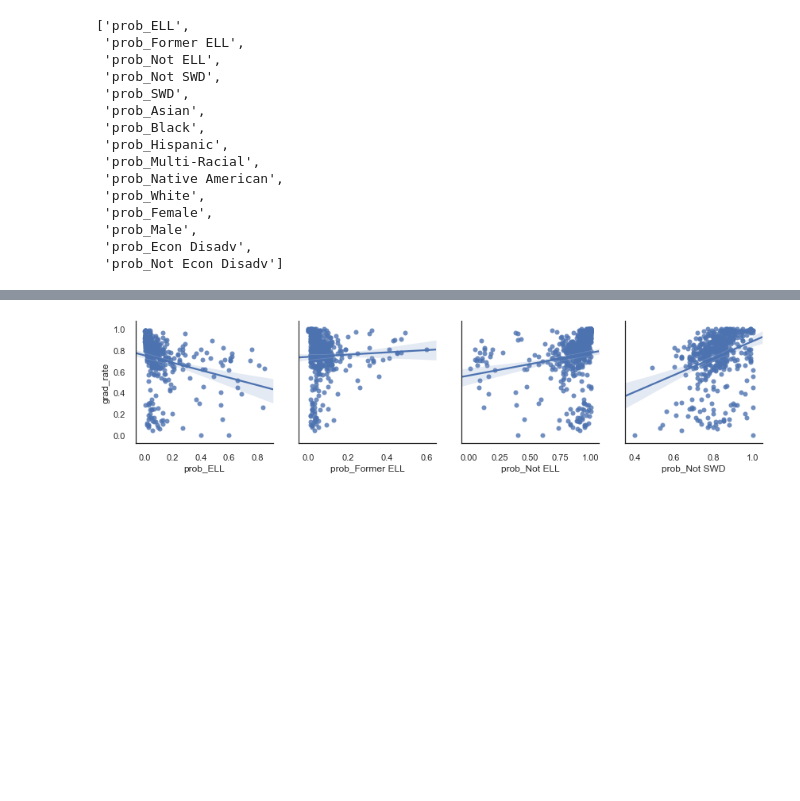
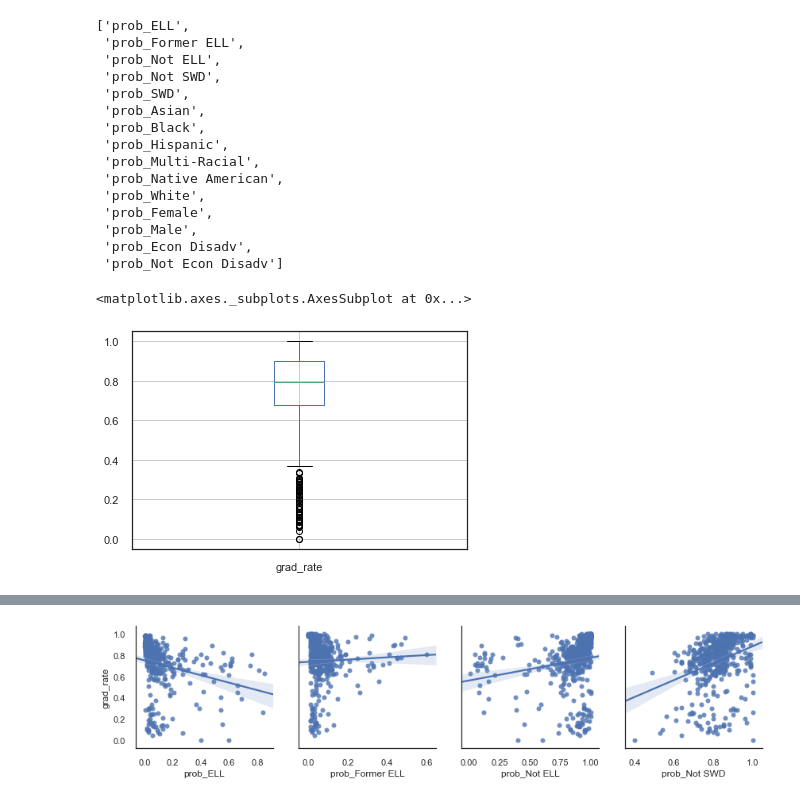
Before and after one commit to jkarma0920/FabJayProject, a Jupyter notebook: Graduation Model.ipynb, the cells around one changed output, grey strips where cells are left out. Cells and saved outputs as stored; diff of their text form; code cells hidden in the pictures; blank space fills up the shorter version.

```diff
--- a/Graduation Model.ipynb
+++ b/Graduation Model.ipynb
@@ -348,3 +362,9 @@ new_cols
  'prob_Male',
  'prob_Econ Disadv',
  'prob_Not Econ Disadv']
+# %%
+#Checking for outliers
+dataset.boxplot(['grad_rate'])
+# %% [output]
+<matplotlib.axes._subplots.AxesSubplot at 0x...>
+[figure, added]
```
Also changed, not shown: parts of 16 cells of this notebook, 1 other file.
